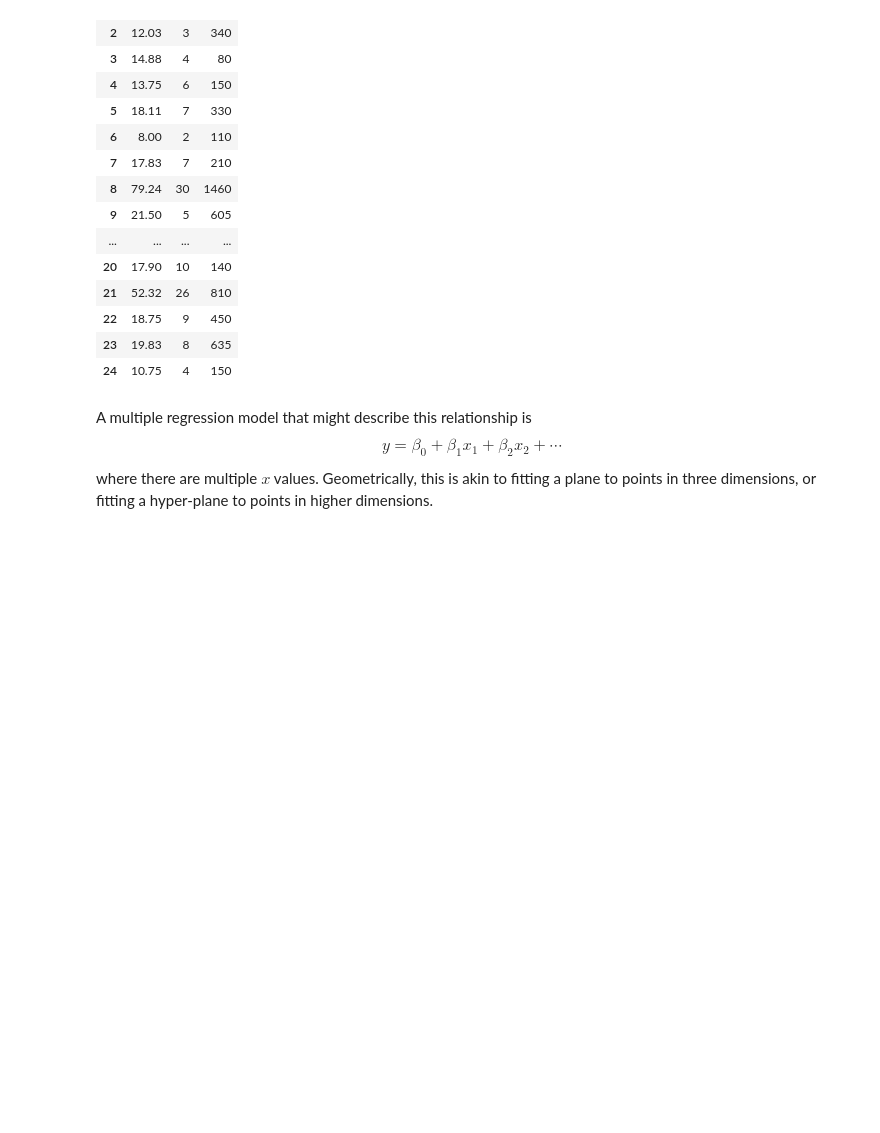
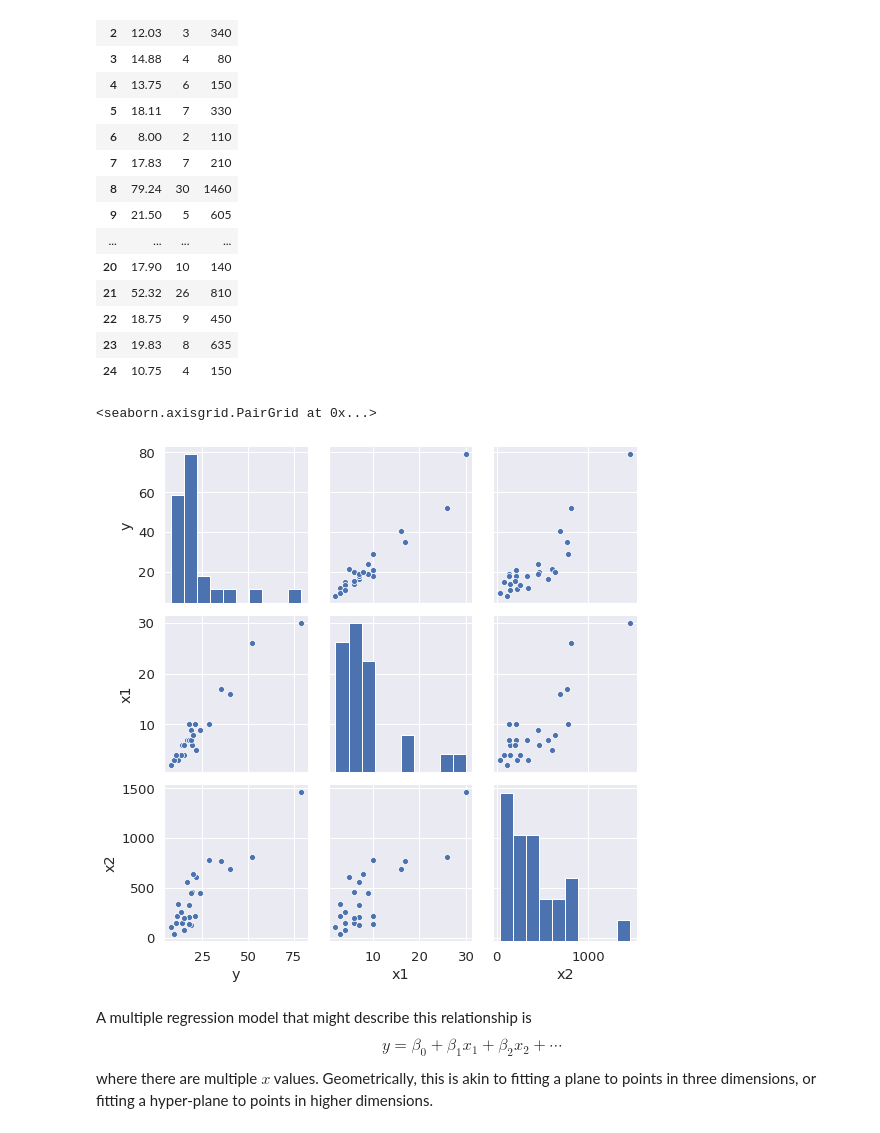
Before and after one commit to ntanh457/DATA4319, a Jupyter notebook: Linear_regression/Linear_regression.ipynb, the cells around one changed output. Saved outputs shown, nothing was run; the diff lists cells and outputs as text; code cells hidden in the pictures; blank space fills up the shorter version.

```diff
--- a/Linear_regression/Linear_regression.ipynb
+++ b/Linear_regression/Linear_regression.ipynb
@@ -102,6 +105,11 @@ data
 | 22 | 18.75 | 9 | 450 |
 | 23 | 19.83 | 8 | 635 |
 | 24 | 10.75 | 4 | 150 |
+# %%
+sns.pairplot(data)
+# %% [output]
+<seaborn.axisgrid.PairGrid at 0x...>
+[figure, added]
 # %% [markdown]
 A multiple regression model that might describe this relationship is
 $$
```
Also changed, not shown: parts of 18 cells of this notebook, 1 other file.
